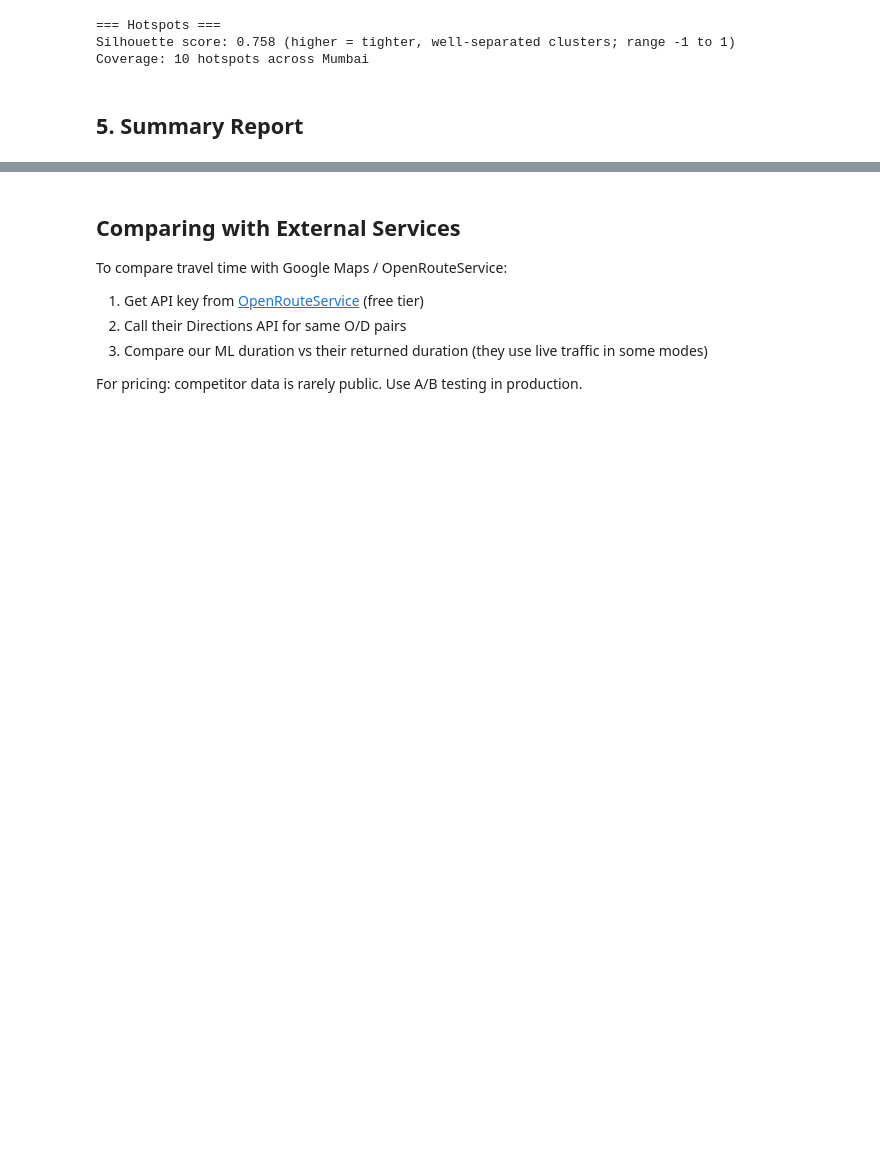
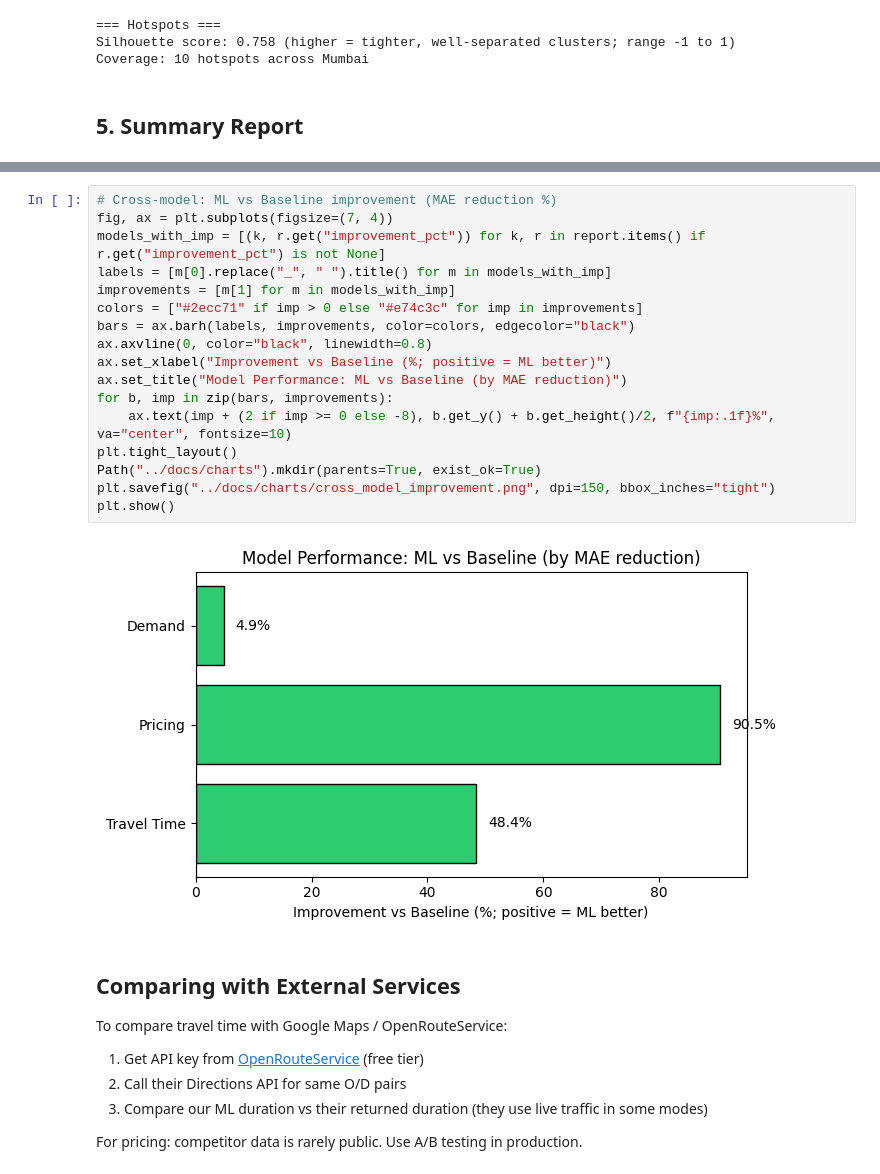
Before and after one commit to AmeyPacharkar1896/smartdispatch-ai-engine, a Jupyter notebook: ml/03_evaluation.ipynb, the cells around one changed output, grey strips where cells are left out. Drawn from its saved outputs; the diff is of its cells as text; blank space fills up the shorter version.

```diff
--- a/ml/03_evaluation.ipynb
+++ b/ml/03_evaluation.ipynb
@@ -258,6 +312,25 @@ Full report:
     "note": "0.5+ = good separation"
   }
 }
+# %%
+# Cross-model: ML vs Baseline improvement (MAE reduction %)
+fig, ax = plt.subplots(figsize=(7, 4))
+models_with_imp = [(k, r.get("improvement_pct")) for k, r in report.items() if r.get("improvement_pct") is not None]
+labels = [m[0].replace("_", " ").title() for m in models_with_imp]
+improvements = [m[1] for m in models_with_imp]
+colors = ["#2ecc71" if imp > 0 else "#e74c3c" for imp in improvements]
+bars = ax.barh(labels, improvements, color=colors, edgecolor="black")
+ax.axvline(0, color="black", linewidth=0.8)
+ax.set_xlabel("Improvement vs Baseline (%; positive = ML better)")
+ax.set_title("Model Performance: ML vs Baseline (by MAE reduction)")
+for b, imp in zip(bars, improvements):
+    ax.text(imp + (2 if imp >= 0 else -8), b.get_y() + b.get_height()/2, f"{imp:.1f}%", va="center", fontsize=10)
+plt.tight_layout()
+Path("../docs/charts").mkdir(parents=True, exist_ok=True)
+plt.savefig("../docs/charts/cross_model_improvement.png", dpi=150, bbox_inches="tight")
+plt.show()
+# %% [output]
+[figure, added]
 # %% [markdown]
 ## Comparing with External Services
 
```
Also changed, not shown: parts of 6 cells of this notebook, 25 other files.
